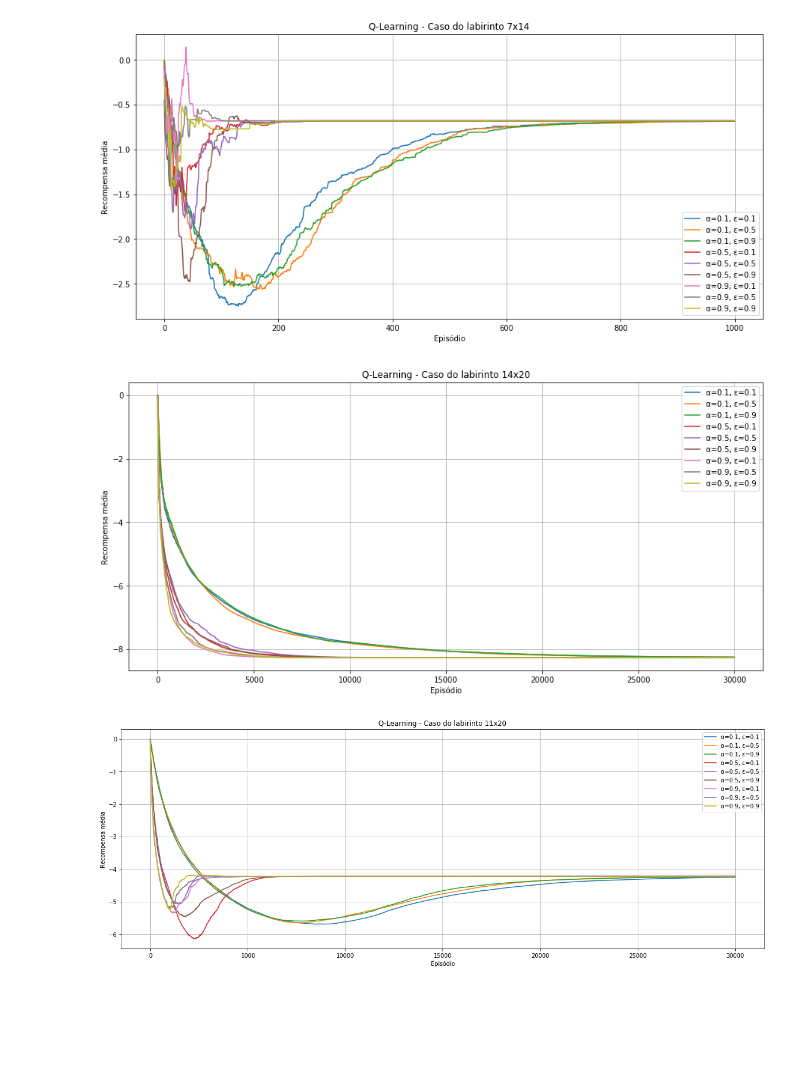
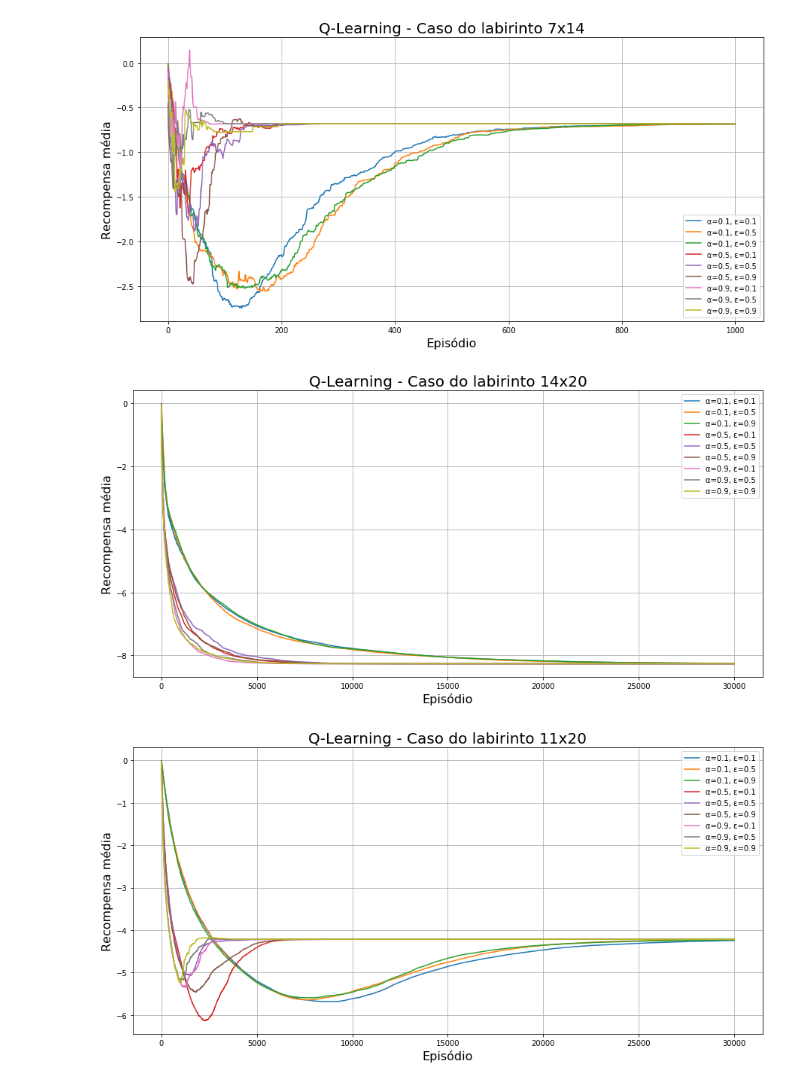
Before and after one commit to gabrielspires/TP2-IA, a Jupyter notebook: plot_graficos.ipynb, the cells around one changed output. Saved outputs shown, nothing was run; the diff lists cells and outputs as text; code cells hidden in the pictures; blank space fills up the shorter version.

```diff
--- a/plot_graficos.ipynb
+++ b/plot_graficos.ipynb
@@ -8,10 +8,10 @@ def plotar(arquivo, label):
     plt.plot(df['Episódio'], df['Recompensa média'], label=label)
 
 plt.figure(figsize=(15,7))
-plt.xlabel('Episódio')
-plt.ylabel('Recompensa média')
+plt.xlabel('Episódio', fontsize=16)
+plt.ylabel('Recompensa média', fontsize=16)
 plt.grid(True)
-plt.title('Q-Learning - Caso do labirinto 5x6')
+plt.title('Q-Learning - Caso do labirinto 5x6', fontsize=20)
 
 plotar('rewards/pacmaze1.txt_0.1_0.1_300_300.txt', 'α=0.1, ε=0.1')
 plotar('rewards/pacmaze1.txt_0.1_0.5_300_300.txt', 'α=0.1, ε=0.5')
@@ -23,15 +23,15 @@ plotar('rewards/pacmaze1.txt_0.9_0.1_300_300.txt', 'α=0.9, ε=0.1')
 plotar('rewards/pacmaze1.txt_0.9_0.5_300_300.txt', 'α=0.9, ε=0.5')
 plotar('rewards/pacmaze1.txt_0.9_0.9_300_300.txt', 'α=0.9, ε=0.9')
 plt.legend()
-plt.savefig('doc/grafico1.pdf',format='pdf')
+plt.savefig('doc/grafico1.pdf',format='pdf', bbox_inches='tight')
 plt.show()
 
 
 plt.figure(figsize=(15,7))
-plt.xlabel('Episódio')
-plt.ylabel('Recompensa média')
+plt.xlabel('Episódio', fontsize=16)
+plt.ylabel('Recompensa média', fontsize=16)
 plt.grid(True)
-plt.title('Q-Learning - Caso do labirinto 7x14')
+plt.title('Q-Learning - Caso do labirinto 7x14', fontsize=20)
 
 plotar('rewards/pacmaze2.txt_0.1_0.1_1000_1000.txt', 'α=0.1, ε=0.1')
 plotar('rewards/pacmaze2.txt_0.1_0.5_1000_1000.txt', 'α=0.1, ε=0.5')
@@ -43,15 +43,15 @@ plotar('rewards/pacmaze2.txt_0.9_0.1_1000_1000.txt', 'α=0.9, ε=0.1')
 plotar('rewards/pacmaze2.txt_0.9_0.5_1000_1000.txt', 'α=0.9, ε=0.5')
 plotar('rewards/pacmaze2.txt_0.9_0.9_1000_1000.txt', 'α=0.9, ε=0.9')
 plt.legend()
-plt.savefig('doc/grafico2.pdf',format='pdf')
+plt.savefig('doc/grafico2.pdf',format='pdf', bbox_inches='tight')
 plt.show()
 
 
 plt.figure(figsize=(15,7))
-plt.xlabel('Episódio')
-plt.ylabel('Recompensa média')
+plt.xlabel('Episódio', fontsize=16)
+plt.ylabel('Recompensa média', fontsize=16)
 plt.grid(True)
-plt.title('Q-Learning - Caso do labirinto 14x20')
+plt.title('Q-Learning - Caso do labirinto 14x20', fontsize=20)
 
 plotar('rewards/pacmaze3.txt_0.1_0.1_30000_30000.txt', 'α=0.1, ε=0.1')
 plotar('rewards/pacmaze3.txt_0.1_0.5_30000_30000.txt', 'α=0.1, ε=0.5')
@@ -63,15 +63,15 @@ plotar('rewards/pacmaze3.txt_0.9_0.1_30000_30000.txt', 'α=0.9, ε=0.1')
 plotar('rewards/pacmaze3.txt_0.9_0.5_30000_30000.txt', 'α=0.9, ε=0.5')
 plotar('rewards/pacmaze3.txt_0.9_0.9_30000_30000.txt', 'α=0.9, ε=0.9')
 plt.legend()
-plt.savefig('doc/grafico3.pdf',format='pdf')
+plt.savefig('doc/grafico3.pdf',format='pdf', bbox_inches='tight')
 plt.show()
 
 
-plt.figure(figsize=(20,7))
-plt.xlabel('Episódio')
-plt.ylabel('Recompensa média')
+plt.figure(figsize=(15,7))
+plt.xlabel('Episódio', fontsize=16)
+plt.ylabel('Recompensa média', fontsize=16)
 plt.grid(True)
-plt.title('Q-Learning - Caso do labirinto 11x20')
+plt.title('Q-Learning - Caso do labirinto 11x20', fontsize=20)
 
 plotar('rewards/pacmaze4.txt_0.1_0.1_30000_30000.txt', 'α=0.1, ε=0.1')
 plotar('rewards/pacmaze4.txt_0.1_0.5_30000_30000.txt', 'α=0.1, ε=0.5')
@@ -83,6 +83,6 @@ plotar('rewards/pacmaze4.txt_0.9_0.1_30000_30000.txt', 'α=0.9, ε=0.1')
 plotar('rewards/pacmaze4.txt_0.9_0.5_30000_30000.txt', 'α=0.9, ε=0.5')
 plotar('rewards/pacmaze4.txt_0.9_0.9_30000_30000.txt', 'α=0.9, ε=0.9')
 plt.legend()
-plt.savefig('doc/grafico4.pdf',format='pdf')
+plt.savefig('doc/grafico4.pdf',format='pdf', bbox_inches='tight')
 plt.show()
 # %% [output]
@@ -90,3 +90,3 @@ plt.show()
-[figure, old version]
+[figure, new version]
-[figure, old version]
+[figure, new version]
-[figure, old version]
+[figure, new version]
```
Also changed, not shown: parts of 1 cell of this notebook, 7 other files.
